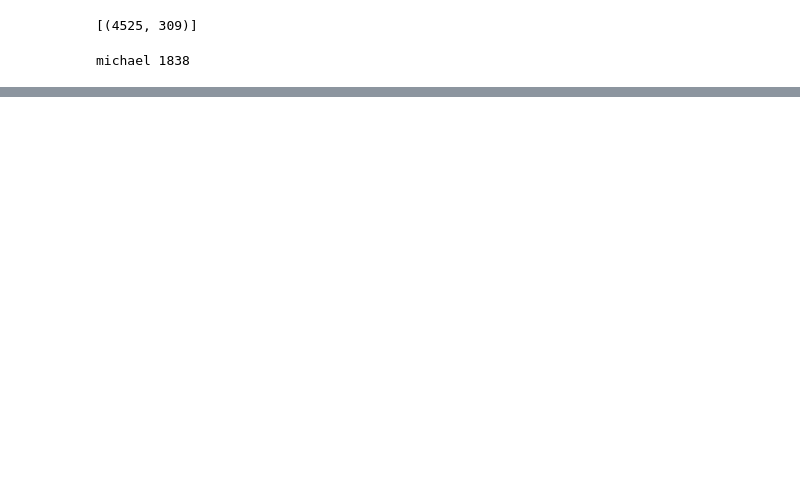
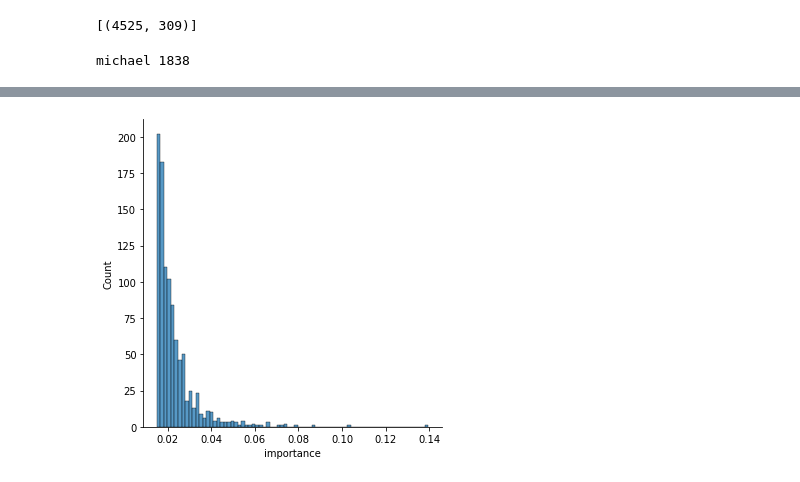
Before and after one commit to dan-dewitz/the_office_area_plot, a Jupyter notebook: the_office_nlp.ipynb, the cells around one changed output, grey strips where cells are left out. Cells and saved outputs as stored; diff of their text form; code cells hidden in the pictures; blank space fills up the shorter version.

```diff
--- a/the_office_nlp.ipynb
+++ b/the_office_nlp.ipynb
@@ -333,0 +431,3 @@ michael 1838
+# %%
+michael_df = pd.DataFrame(tfidf_dict.items(), columns=['words', 'importance'])
+michael_df.head()
@@ -333,0 +441,5 @@ michael 1838
+# %%
+import seaborn as sns
+michael_histogram = sns.displot(michael_df['importance'])
+# %% [output]
+[figure, added]
```
Also changed, not shown: parts of 20 cells of this notebook, 1 other file.
